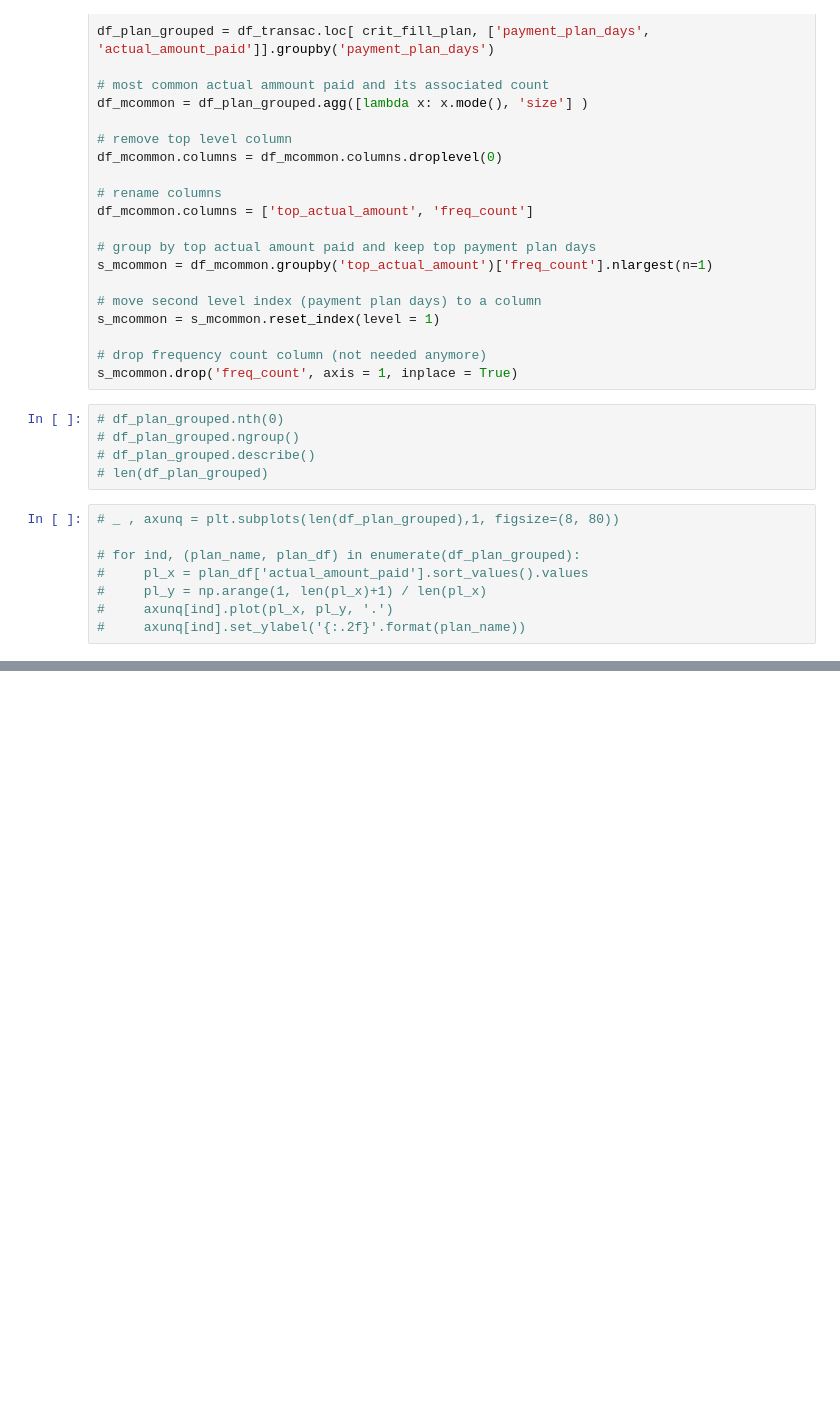
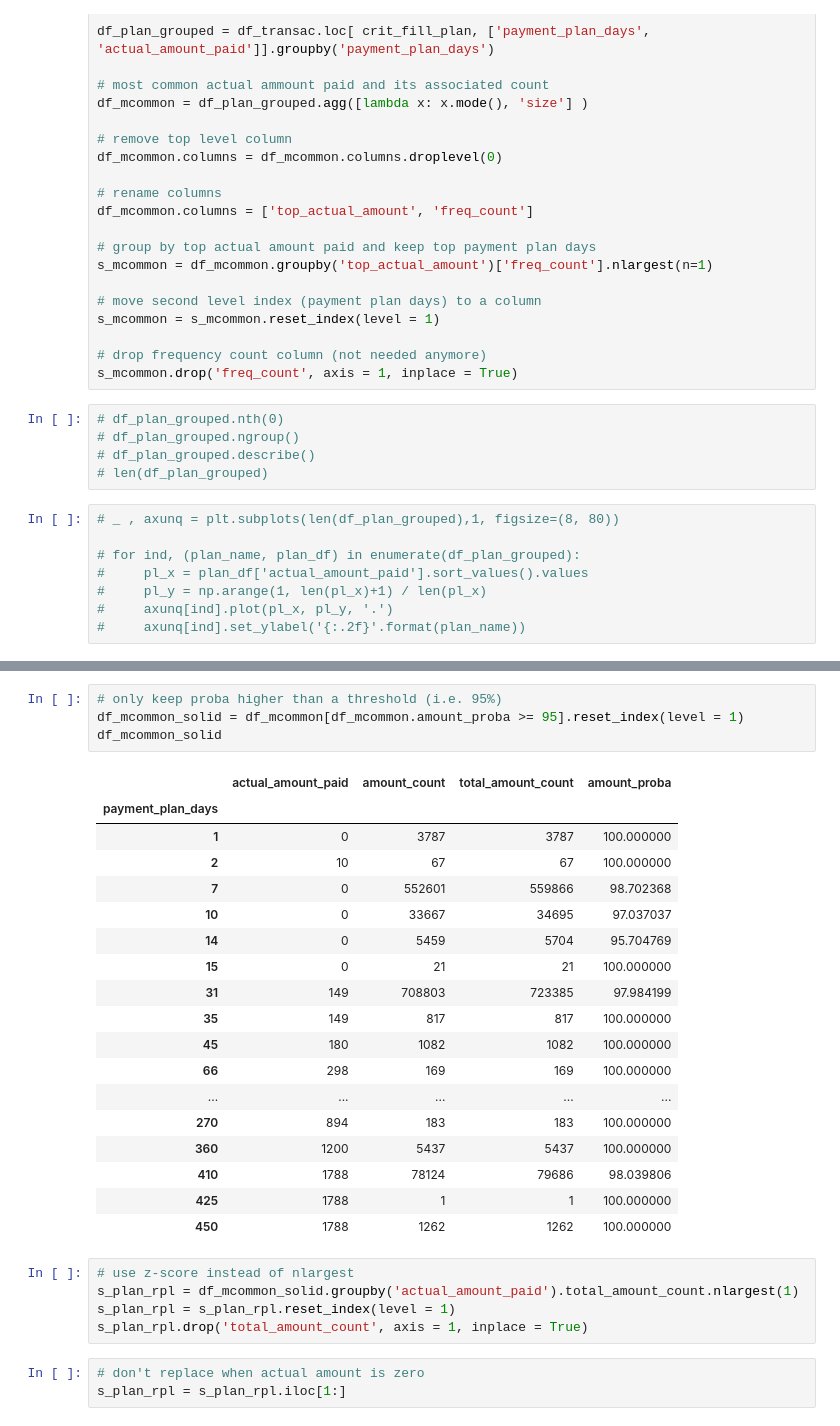
Before and after one commit to cedricherman/Churn_Prediction_KKBOX, a Jupyter notebook: notebooks/Transaction_Extra.ipynb, the cells around one changed output, grey strips where cells are left out. Saved outputs shown, nothing was run; the diff lists cells and outputs as text; blank space fills up the shorter version.

```diff
--- a/notebooks/Transaction_Extra.ipynb
+++ b/notebooks/Transaction_Extra.ipynb
@@ -119,0 +185,31 @@ s_mcommon.drop('freq_count', axis = 1, inplace = True)
+# %%
+# only keep proba higher than a threshold (i.e. 95%)
+df_mcommon_solid = df_mcommon[df_mcommon.amount_proba >= 95].reset_index(level = 1)
+df_mcommon_solid
+# %% [output]
+|  | actual_amount_paid | amount_count | total_amount_count | amount_proba |
+| payment_plan_days |  |  |  |  |
+| 1 | 0 | 3787 | 3787 | 100.000000 |
+| 2 | 10 | 67 | 67 | 100.000000 |
+| 7 | 0 | 552601 | 559866 | 98.702368 |
+| 10 | 0 | 33667 | 34695 | 97.037037 |
+| 14 | 0 | 5459 | 5704 | 95.704769 |
+| 15 | 0 | 21 | 21 | 100.000000 |
+| 31 | 149 | 708803 | 723385 | 97.984199 |
+| 35 | 149 | 817 | 817 | 100.000000 |
+| 45 | 180 | 1082 | 1082 | 100.000000 |
+| 66 | 298 | 169 | 169 | 100.000000 |
+| ... | ... | ... | ... | ... |
+| 270 | 894 | 183 | 183 | 100.000000 |
+| 360 | 1200 | 5437 | 5437 | 100.000000 |
+| 410 | 1788 | 78124 | 79686 | 98.039806 |
+| 425 | 1788 | 1 | 1 | 100.000000 |
+| 450 | 1788 | 1262 | 1262 | 100.000000 |
+# %%
+# use z-score instead of nlargest
+s_plan_rpl = df_mcommon_solid.groupby('actual_amount_paid').total_amount_count.nlargest(1)
+s_plan_rpl = s_plan_rpl.reset_index(level = 1)
+s_plan_rpl.drop('total_amount_count', axis = 1, inplace = True)
+# %%
+# don't replace when actual amount is zero
+s_plan_rpl = s_plan_rpl.iloc[1:]
```
Also changed, not shown: parts of 23 cells of this notebook.
